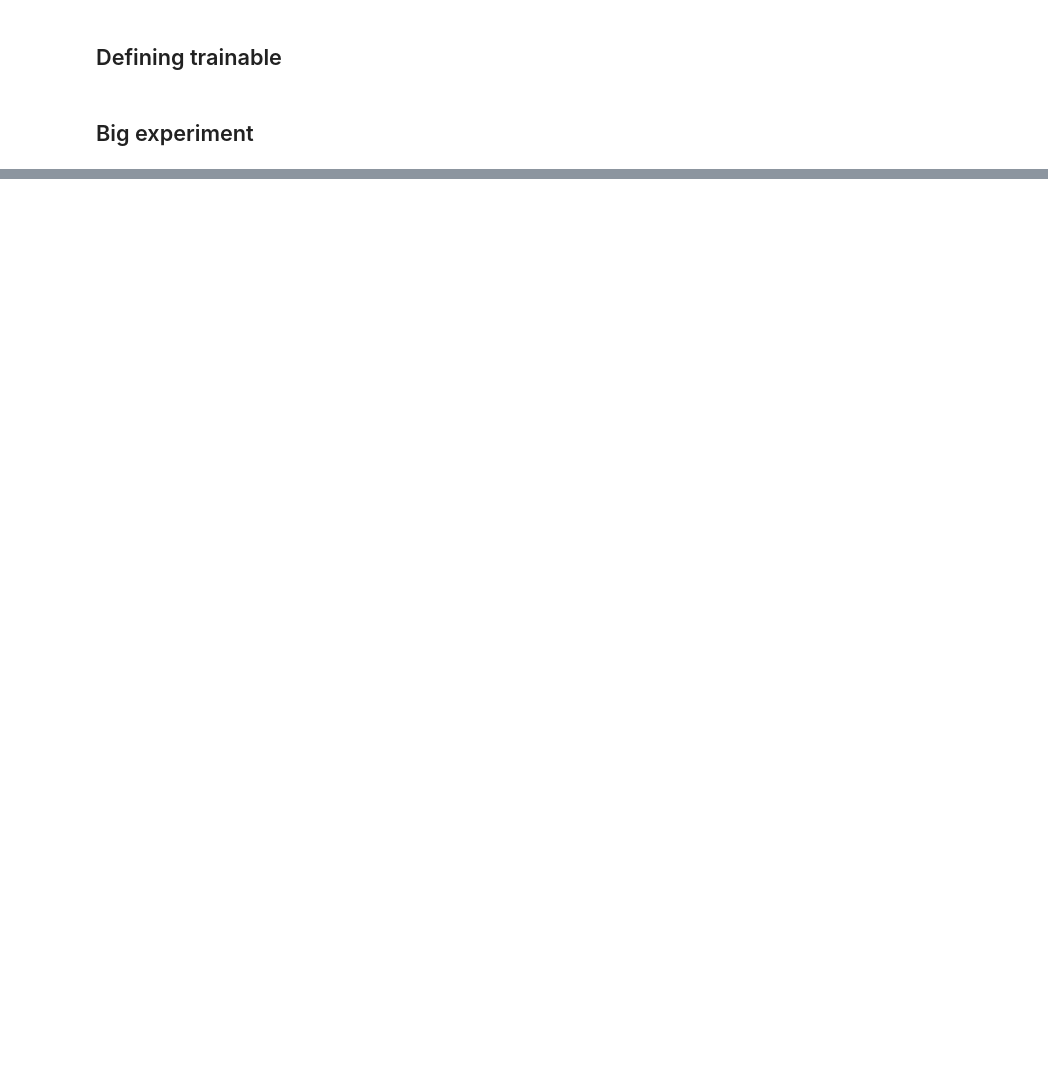
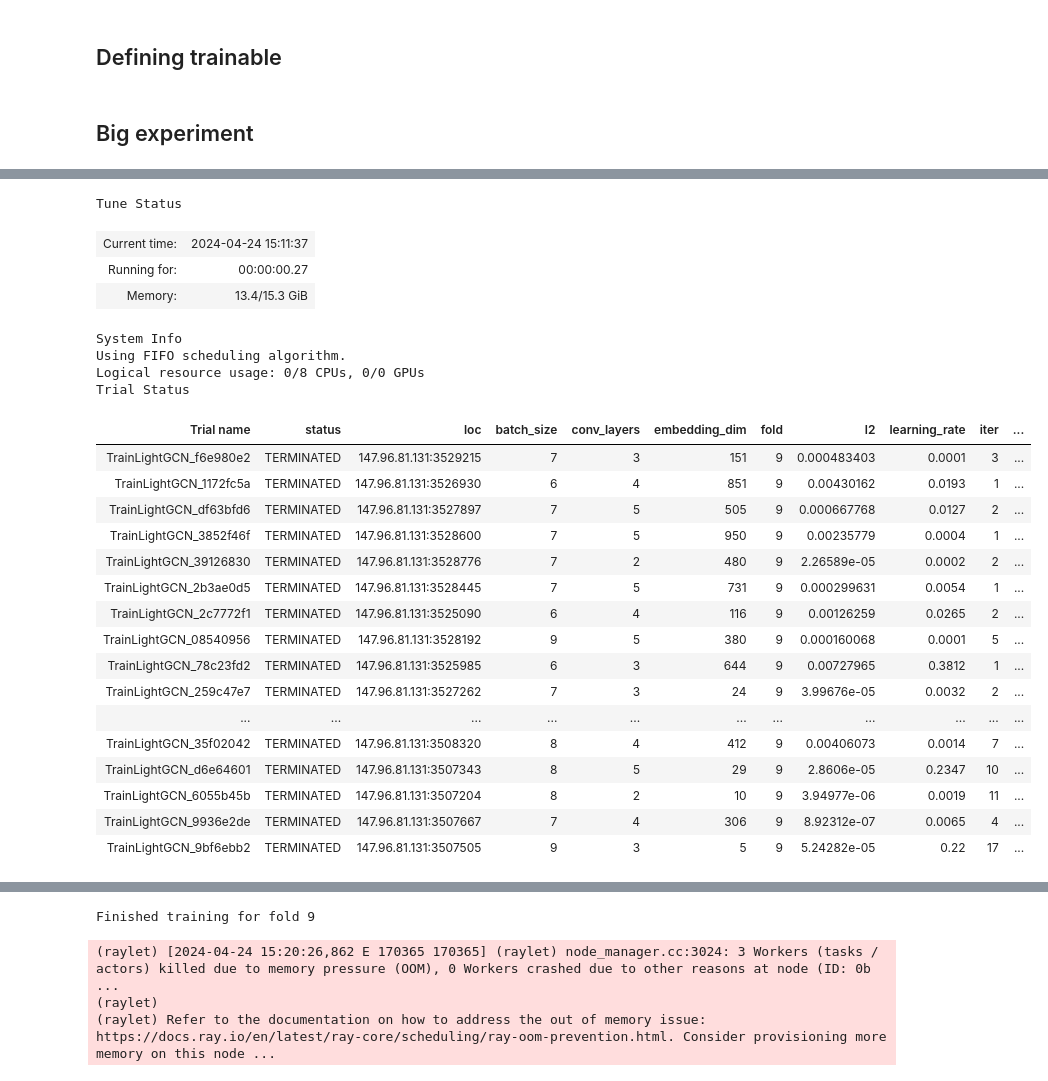
Before and after one commit to daviddavo/recsys4daos, a Jupyter notebook: notebooks/11_microsoft_tuning.ipynb, the cells around one changed output, grey strips where cells are left out. Saved outputs shown, nothing was run; the diff lists cells and outputs as text; code cells hidden in the pictures; blank space fills up the shorter version.

```diff
--- a/notebooks/11_microsoft_tuning.ipynb
+++ b/notebooks/11_microsoft_tuning.ipynb
@@ -55,7 +89,9 @@ df
 # %%
 from recommenders.evaluation.python_evaluation import metrics as metrics_dict
 
-folds = list(time_freq_split_current(df, SPLITS_FREQ, dfp, return_open=True, remove_not_in_train_col='userID'))[-LAST_SPLITS:]
+folds = list(time_freq_split_current(df, SPLITS_FREQ, dfp, return_open=True, remove_not_in_train_col='userID'))
+print(len(folds), "folds")
+folds = folds[-LAST_SPLITS:]
 for i, (dftrain, dftest, t, open_proposals) in enumerate(folds):
     min_train = dftrain['timestamp'].min().date()
     max_train = dftrain['timestamp'].max().date()
@@ -67,6 +103,7 @@ for i, (dftrain, dftest, t, open_proposals) in enumerate(folds):
 
     print(f"Split {i}, train from: {min_train} to {max_train}, test from: {min_test} to {max_test}")
     print(f"  t: {t}")
+    print(f"  open proposals: {len(open_proposals)}")
     print(f"  len(train): {len(dftrain)}, len(test): {len(dftest)}")
     print(f"  users(train): {train_users}, users(test): {test_users}")
 
@@ -324,31 +415,59 @@ def findConfig(rg):
 tuners = []
 results = []
 last_best_result = None
 for f in range(LAST_SPLITS):
     best_prev_config = None
     if last_best_result is not None:
         best_prev_config = last_best_result.config.copy()
         best_prev_config['fold'] += 1
         best_prev_config = [best_prev_config]
 
     t = getTunerOnFold(f, best_prev_config)
     tuners.append(t)
 
     rg = t.fit()
     assert rg.num_errors == 0, f"There are {rg.num_errors} errors"
-    assert rg.num_terminated == NUM_SAMPLES, f'Some samples are not terminated ({rg.num_terminated} != {NUM_SAMPLES})'
+    assert rg.num_terminated >= NUM_SAMPLES, f'Some samples are not terminated ({rg.num_terminated} != {NUM_SAMPLES})'
     results.append(rg)
 
     # Assert that the prev config has been tried
     if last_best_result is not None:
         # if not any(
         #     all((r.config[k] == v for k, v in last_best_result.config.items() if k != 'fold'))
         #     for r in rg if r.config
         # ):
         if not findConfig(rg):
             print("Best config:", last_best_result.config)
             assert False, f"The best config from previous fold has not been tested in fold {f}"
         else:
             logging.info(f'Fold {f}. Best prev result was {last_best_result.path} and config has been found {findConfig(rg).path}')
 
     last_best_result = rg.get_best_result()
+
+    print(f"Finished training for fold {f}")
+# %% [output]
+Tune Status
+| Current time: | 2024-04-24 15:11:37 |
+| Running for: | 00:00:00.27 |
+| Memory: | 13.4/15.3 GiB |
+System Info
+Using FIFO scheduling algorithm.
+Logical resource usage: 0/8 CPUs, 0/0 GPUs
+Trial Status
+| Trial name | status | loc | batch_size | conv_layers | embedding_dim | fold | l2 | learning_rate | iter | ... |
+| TrainLightGCN_f6e980e2 | TERMINATED | 147.96.81.131:3529215 | 7 | 3 | 151 | 9 | 0.000483403 | 0.0001 | 3 | ... |
+| TrainLightGCN_1172fc5a | TERMINATED | 147.96.81.131:3526930 | 6 | 4 | 851 | 9 | 0.00430162 | 0.0193 | 1 | ... |
+| TrainLightGCN_df63bfd6 | TERMINATED | 147.96.81.131:3527897 | 7 | 5 | 505 | 9 | 0.000667768 | 0.0127 | 2 | ... |
+| TrainLightGCN_3852f46f | TERMINATED | 147.96.81.131:3528600 | 7 | 5 | 950 | 9 | 0.00235779 | 0.0004 | 1 | ... |
+| TrainLightGCN_39126830 | TERMINATED | 147.96.81.131:3528776 | 7 | 2 | 480 | 9 | 2.26589e-05 | 0.0002 | 2 | ... |
+| TrainLightGCN_2b3ae0d5 | TERMINATED | 147.96.81.131:3528445 | 7 | 5 | 731 | 9 | 0.000299631 | 0.0054 | 1 | ... |
+| TrainLightGCN_2c7772f1 | TERMINATED | 147.96.81.131:3525090 | 6 | 4 | 116 | 9 | 0.00126259 | 0.0265 | 2 | ... |
+| TrainLightGCN_08540956 | TERMINATED | 147.96.81.131:3528192 | 9 | 5 | 380 | 9 | 0.000160068 | 0.0001 | 5 | ... |
+| TrainLightGCN_78c23fd2 | TERMINATED | 147.96.81.131:3525985 | 6 | 3 | 644 | 9 | 0.00727965 | 0.3812 | 1 | ... |
+| TrainLightGCN_259c47e7 | TERMINATED | 147.96.81.131:3527262 | 7 | 3 | 24 | 9 | 3.99676e-05 | 0.0032 | 2 | ... |
+| ... | ... | ... | ... | ... | ... | ... | ... | ... | ... | ... |
+| TrainLightGCN_35f02042 | TERMINATED | 147.96.81.131:3508320 | 8 | 4 | 412 | 9 | 0.00406073 | 0.0014 | 7 | ... |
+| TrainLightGCN_d6e64601 | TERMINATED | 147.96.81.131:3507343 | 8 | 5 | 29 | 9 | 2.8606e-05 | 0.2347 | 10 | ... |
+| TrainLightGCN_6055b45b | TERMINATED | 147.96.81.131:3507204 | 8 | 2 | 10 | 9 | 3.94977e-06 | 0.0019 | 11 | ... |
+| TrainLightGCN_9936e2de | TERMINATED | 147.96.81.131:3507667 | 7 | 4 | 306 | 9 | 8.92312e-07 | 0.0065 | 4 | ... |
+| TrainLightGCN_9bf6ebb2 | TERMINATED | 147.96.81.131:3507505 | 9 | 3 | 5 | 9 | 5.24282e-05 | 0.22 | 17 | ... |
@@ -354,0 +478,4 @@ for f in range(LAST_SPLITS):
+Finished training for fold 9
+(raylet) [2024-04-24 15:20:26,862 E 170365 170365] (raylet) node_manager.cc:3024: 3 Workers (tasks / actors) killed due to memory pressure (OOM), 0 Workers crashed due to other reasons at node (ID: 0b ...
+(raylet)
+(raylet) Refer to the documentation on how to address the out of memory issue: https://docs.ray.io/en/latest/ray-core/scheduling/ray-oom-prevention.html. Consider provisioning more memory on this node ...
```
Also changed, not shown: parts of 11 cells of this notebook, 10 other files.
